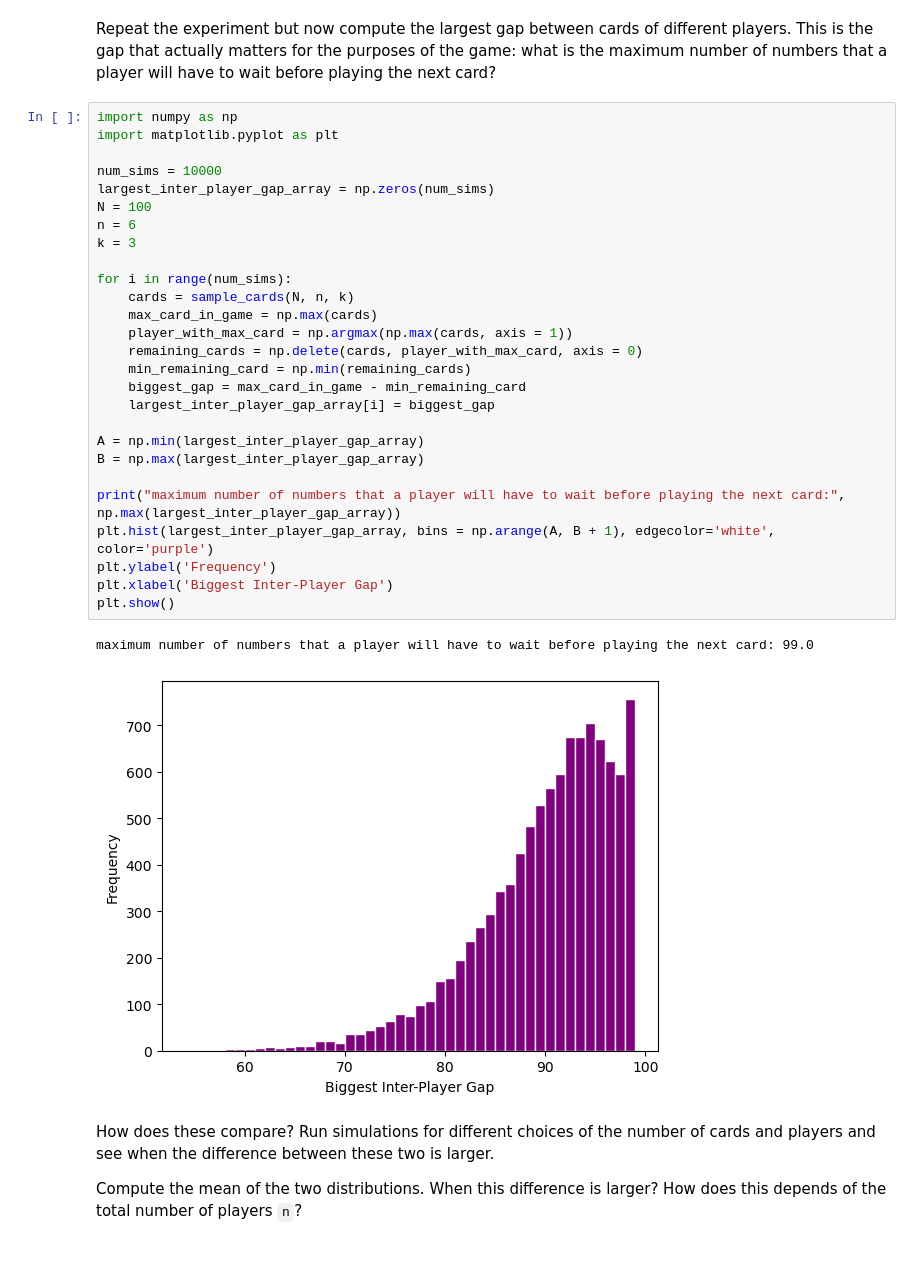
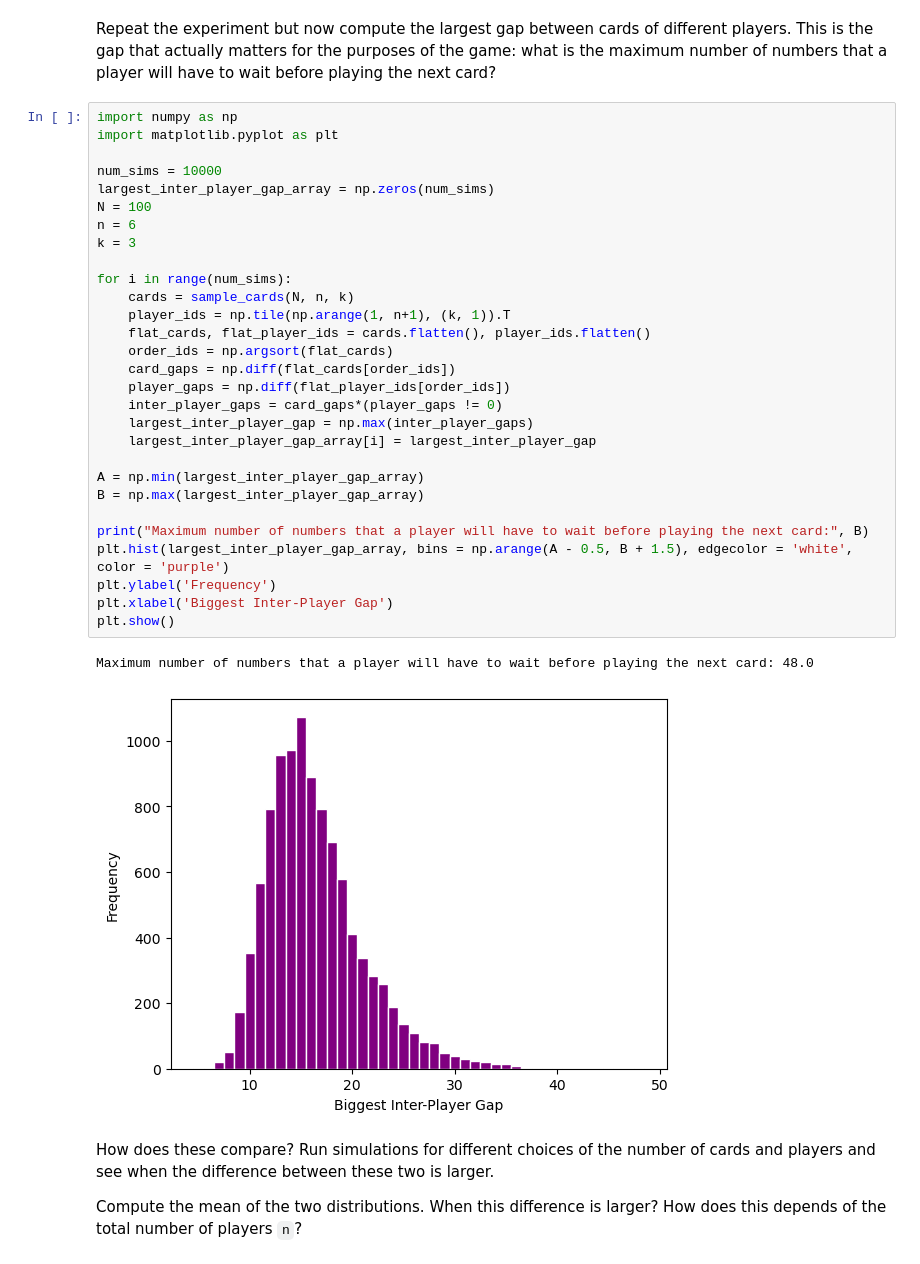
Before and after one commit to UCB-stat-201a-fall23/projectno1-themind-graysonmeckfessel, a Jupyter notebook: Project01-TheMind.ipynb, the cells around one changed output. Saved outputs shown, nothing was run; the diff lists cells and outputs as text.

```diff
--- a/Project01-TheMind.ipynb
+++ b/Project01-TheMind.ipynb
@@ -119,33 +119,35 @@ Repeat the experiment but now compute the largest gap between cards of different
 # %%
 import numpy as np
 import matplotlib.pyplot as plt
 
 num_sims = 10000
 largest_inter_player_gap_array = np.zeros(num_sims)
 N = 100
 n = 6
 k = 3
 
 for i in range(num_sims):
     cards = sample_cards(N, n, k)
-    max_card_in_game = np.max(cards)
-    player_with_max_card = np.argmax(np.max(cards, axis = 1))
-    remaining_cards = np.delete(cards, player_with_max_card, axis = 0)
-    min_remaining_card = np.min(remaining_cards)
-    biggest_gap = max_card_in_game - min_remaining_card
-    largest_inter_player_gap_array[i] = biggest_gap
+    player_ids = np.tile(np.arange(1, n+1), (k, 1)).T
+    flat_cards, flat_player_ids = cards.flatten(), player_ids.flatten()
+    order_ids = np.argsort(flat_cards)
+    card_gaps = np.diff(flat_cards[order_ids])
+    player_gaps = np.diff(flat_player_ids[order_ids])
+    inter_player_gaps = card_gaps*(player_gaps != 0)
+    largest_inter_player_gap = np.max(inter_player_gaps)
+    largest_inter_player_gap_array[i] = largest_inter_player_gap
 
 A = np.min(largest_inter_player_gap_array)
 B = np.max(largest_inter_player_gap_array)
 
-print("maximum number of numbers that a player will have to wait before playing the next card:", np.max(largest_inter_player_gap_array))
-plt.hist(largest_inter_player_gap_array, bins = np.arange(A, B + 1), edgecolor='white', color='purple')
+print("Maximum number of numbers that a player will have to wait before playing the next card:", B)
+plt.hist(largest_inter_player_gap_array, bins = np.arange(A - 0.5, B + 1.5), edgecolor = 'white', color = 'purple')
 plt.ylabel('Frequency')
 plt.xlabel('Biggest Inter-Player Gap')
 plt.show()
 # %% [output]
-maximum number of numbers that a player will have to wait before playing the next card: 99.0
+Maximum number of numbers that a player will have to wait before playing the next card: 48.0
-[figure, old version]
+[figure, new version]
 # %% [markdown]
 How does these compare? Run simulations for different choices of the number of cards and players and see when the difference between these two is larger.
 
```
Also changed, not shown: parts of 9 cells of this notebook.
